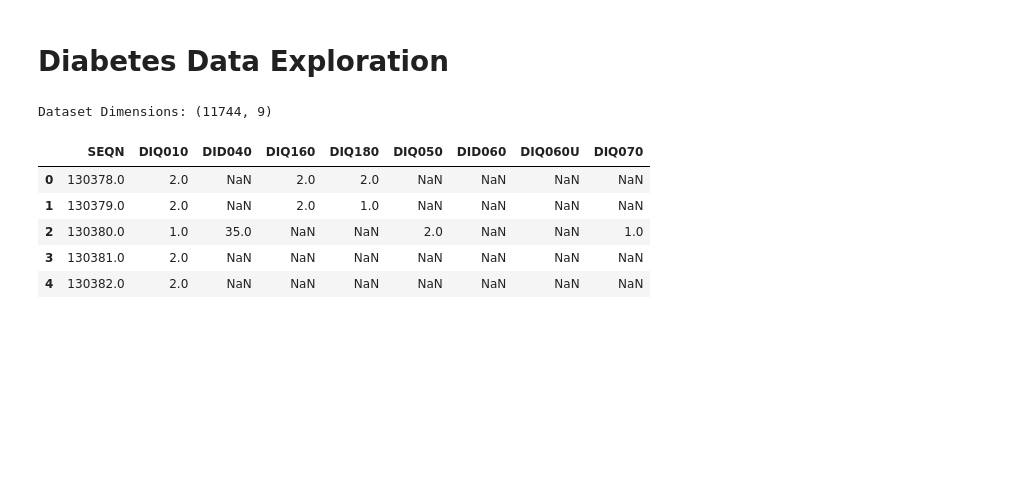
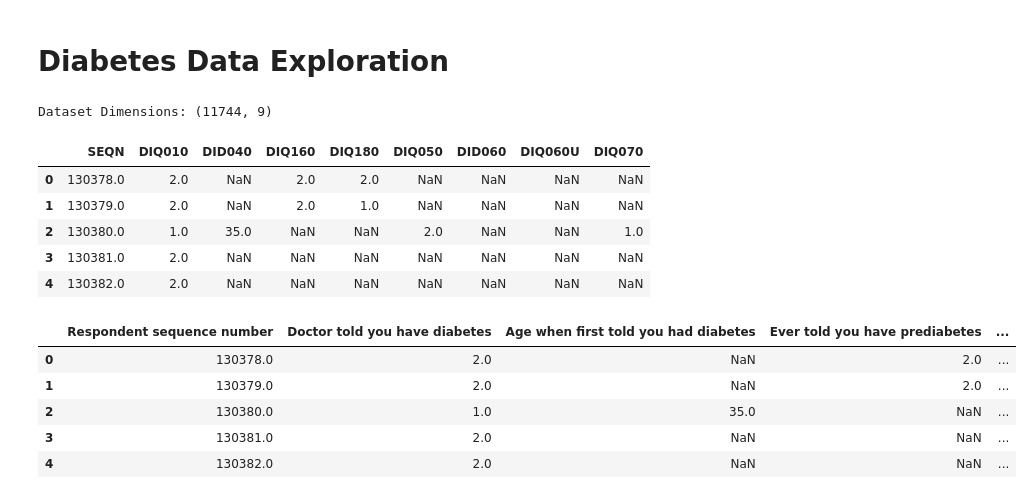
Before and after one commit to PiSaucer/CS426-Project, a Jupyter notebook: diabetes.ipynb, the cells around one changed output. Drawn from its saved outputs; the diff is of its cells as text; code cells hidden in the pictures; blank space fills up the shorter version.

```diff
--- a/diabetes.ipynb
+++ b/diabetes.ipynb
@@ -20,3 +20,27 @@ Dataset Dimensions: (11744, 9)
 | 2 | 130380.0 | 1.0 | 35.0 | NaN | NaN | 2.0 | NaN | NaN | 1.0 |
 | 3 | 130381.0 | 2.0 | NaN | NaN | NaN | NaN | NaN | NaN | NaN |
 | 4 | 130382.0 | 2.0 | NaN | NaN | NaN | NaN | NaN | NaN | NaN |
+# %%
+# Display Columns of Interest with Descriptions
+columns_of_interest = {
+    "SEQN": "Respondent sequence number",
+    "DIQ010": "Doctor told you have diabetes",
+    "DID040": "Age when first told you had diabetes",
+    "DIQ160": "Ever told you have prediabetes",
+    "DIQ180": "Had blood tested past three years",
+    "DIQ050": "Taking insulin now",
+    "DID060": "How long taking insulin",
+    "DIQ060U": "Unit of measure (month/year)",
+    "DIQ070": "Take diabetic pills to lower blood sugar"
+}
+
+df = df[list(columns_of_interest.keys())]
+df.rename(columns=columns_of_interest, inplace=True)
+df.head()
+# %% [output]
+|  | Respondent sequence number | Doctor told you have diabetes | Age when first told you had diabetes | Ever told you have prediabetes | ... |
+| 0 | 130378.0 | 2.0 | NaN | 2.0 | ... |
+| 1 | 130379.0 | 2.0 | NaN | 2.0 | ... |
+| 2 | 130380.0 | 1.0 | 35.0 | NaN | ... |
+| 3 | 130381.0 | 2.0 | NaN | NaN | ... |
+| 4 | 130382.0 | 2.0 | NaN | NaN | ... |
```
Also changed, not shown: parts of 8 cells of this notebook, 8 other files.
